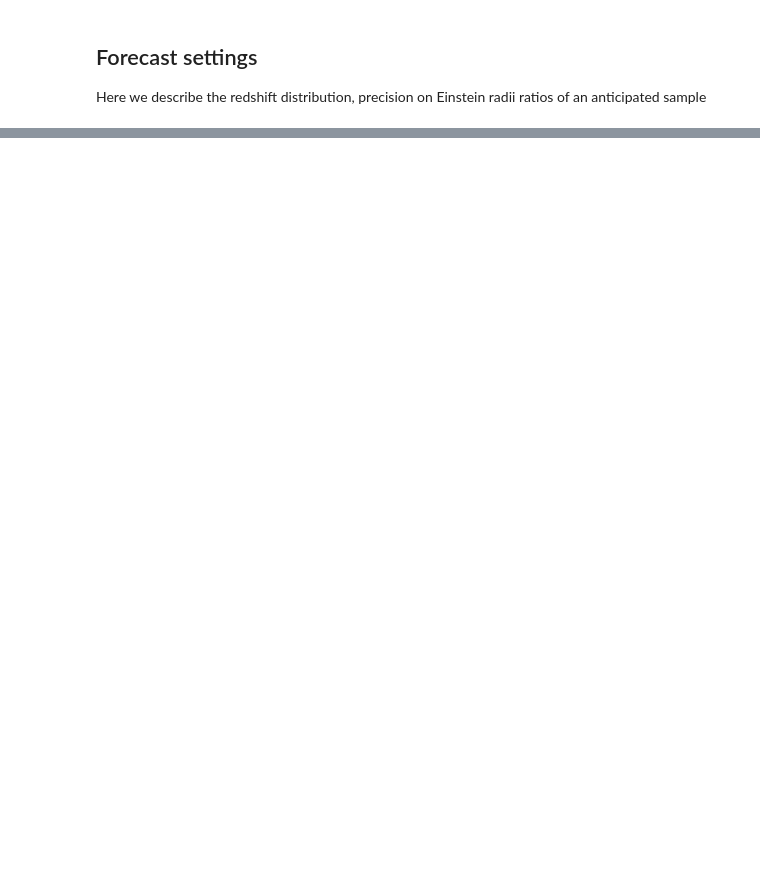
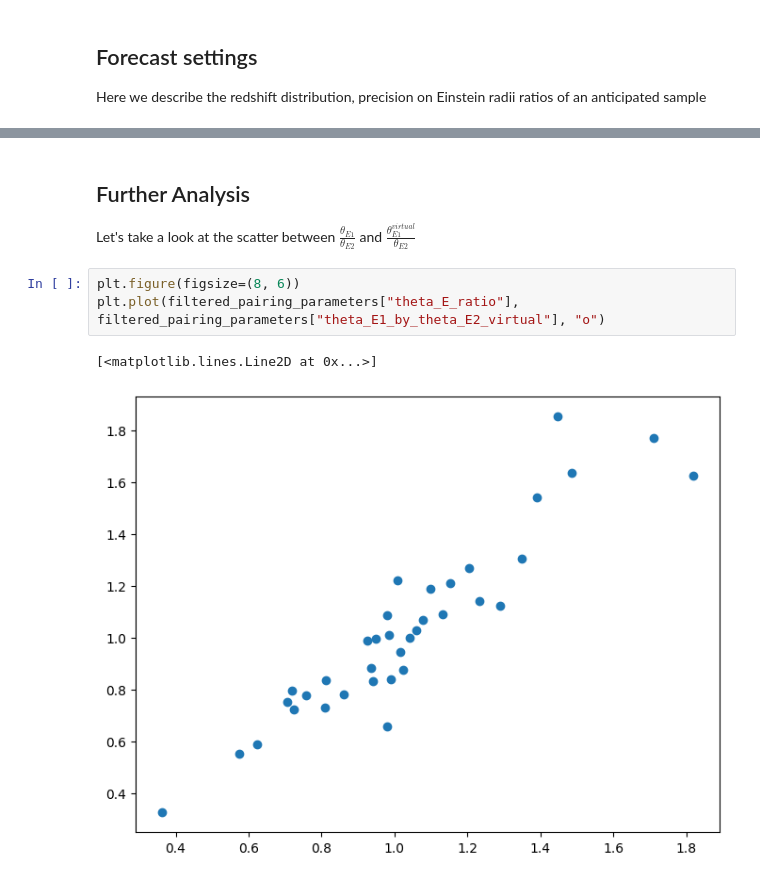
Before and after one commit to timedilatesme/strong-lensing-spring-2025, a Jupyter notebook: final project/pseudo_DSPL_slsim_forecast.ipynb, the cells around one changed output, grey strips where cells are left out. Cells and saved outputs as stored; diff of their text form; blank space fills up the shorter version.

Commit message:
first hierarchical analysis of PDSPLs

```diff
--- a/final project/pseudo_DSPL_slsim_forecast.ipynb
+++ b/final project/pseudo_DSPL_slsim_forecast.ipynb
@@ -480,0 +550,10 @@ for i in range(num_dspl):
+# %% [markdown]
+## Further Analysis
+
+Let's take a look at the scatter between $\frac{\theta_{E1}}{\theta_{E2}}$ and $\frac{\theta_{E1}^{virtual}}{\theta_{E2}}$
+# %%
+plt.figure(figsize=(8, 6))
+plt.plot(filtered_pairing_parameters["theta_E_ratio"], filtered_pairing_parameters["theta_E1_by_theta_E2_virtual"], "o")
+# %% [output]
+[<matplotlib.lines.Line2D at 0x...>]
+[figure, added]
```
Also changed, not shown: parts of 15 cells of this notebook, 1 other file.
